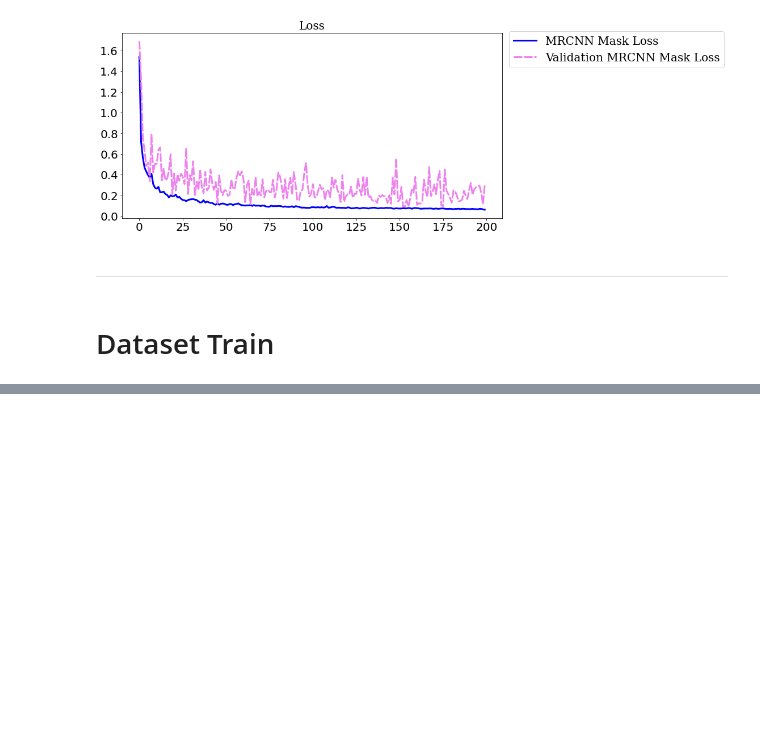
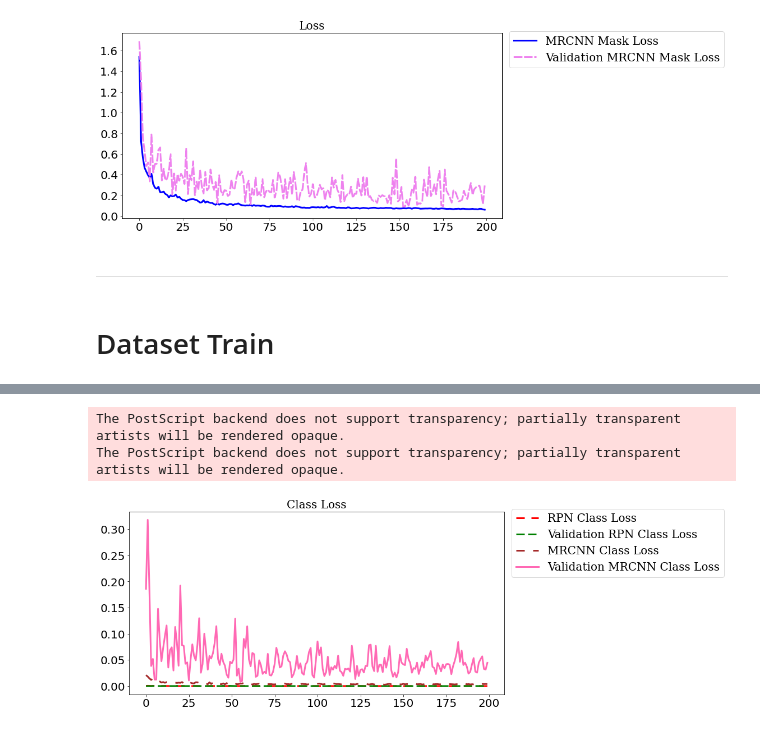
Before and after one commit to Jimut123/cellseg, a Jupyter notebook: Aniket_MASK_RCNN/MaskRCNN_3/Plots.ipynb, the cells around one changed output, grey strips where cells are left out. Drawn from its saved outputs; the diff is of its cells as text; code cells hidden in the pictures; blank space fills up the shorter version.

```diff
--- a/Aniket_MASK_RCNN/MaskRCNN_3/Plots.ipynb
+++ b/Aniket_MASK_RCNN/MaskRCNN_3/Plots.ipynb
@@ -241,3 +241,9 @@ The PostScript backend does not support transparency; partially transparent arti
 ***
 # %% [markdown]
 # Dataset Train
+# %%
+import json
+import matplotlib.pyplot as plt
+with open('history_dataset_train.json', 'r') as f:
+    history = json.load(f)
+print (len(history))
@@ -243,0 +252,3 @@ The PostScript backend does not support transparency; partially transparent arti
+# %%
+for item in history:
+    print(item)
@@ -243,0 +365,24 @@ The PostScript backend does not support transparency; partially transparent arti
+# %%
+plt.figure(figsize=(12,6))
+plt.title('Class Loss', fontsize=20, fontname = 'DejaVu Serif', fontweight = 500)
+
+plt.plot(rpn_class_loss,color='red', linestyle = '--', dashes=(5, 4), linewidth = 3.0)
+plt.plot(val_rpn_class_loss,color='green', linestyle = '--', dashes=(5, 2),  linewidth = 3.0)
+
+
+plt.plot(mrcnn_class_loss,color='brown', linestyle = '--', dashes=(5, 5), linewidth = 3.0)
+plt.plot(val_mrcnn_class_loss,color='hotpink',  linewidth = 3.0)
+
+plt.xticks(fontsize=20)
+plt.yticks(fontsize=20)
+#plt.legend(['AttnR2Unet','R2Unet','AttnUnet','MultiResUnet','Mod UNet','UNet', 'Proposed Attn 1'],loc="lower right")
+lgd = plt.legend(['RPN Class Loss','Validation RPN Class Loss',
+                 'MRCNN Class Loss', 'Validation MRCNN Class Loss'],
+                 loc="lower right",
+          prop={'family':'DejaVu Serif', 'size':20}, bbox_to_anchor=(1.6, 0.61))
+plt.savefig('MRCNN_Class_Loss_train.eps',  bbox_extra_artists=(lgd,), bbox_inches='tight')
+plt.savefig('MRCNN_Class_Loss_train.png',  bbox_extra_artists=(lgd,), bbox_inches='tight')
+# %% [output]
+The PostScript backend does not support transparency; partially transparent artists will be rendered opaque.
+The PostScript backend does not support transparency; partially transparent artists will be rendered opaque.
+[figure, added]
```
Also changed, not shown: parts of 11 cells of this notebook, 24 other files.
